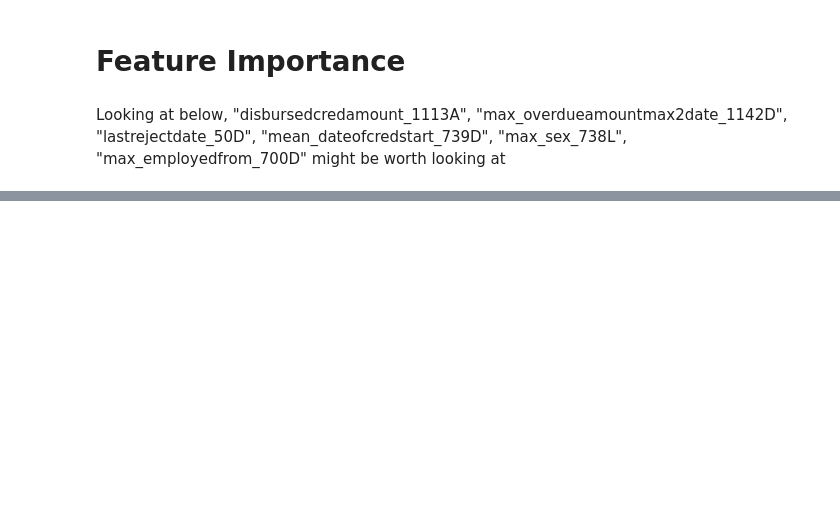
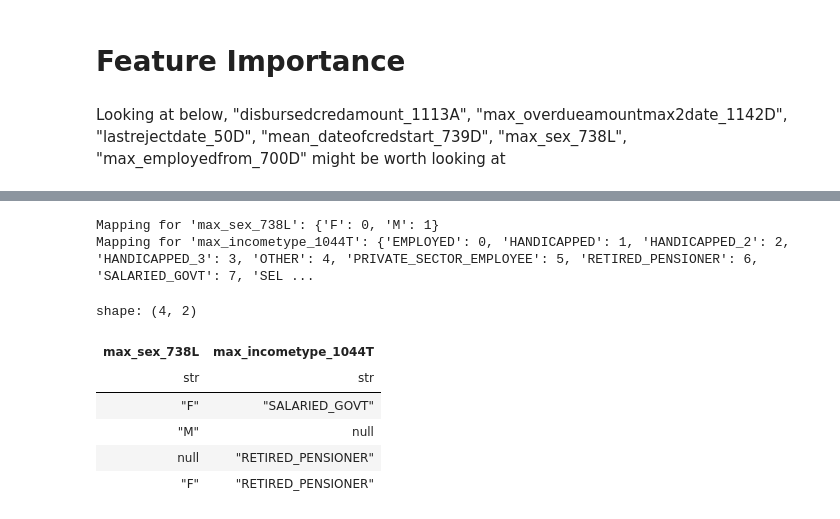
Before and after one commit to idsts2670/kaggle, a Jupyter notebook: home-credit-risk-model-stability/home-credit-risk-model-stability.ipynb, the cells around one changed output, grey strips where cells are left out. Drawn from its saved outputs; the diff is of its cells as text; code cells hidden in the pictures; blank space fills up the shorter version.

```diff
--- a/home-credit-risk-model-stability/home-credit-risk-model-stability.ipynb
+++ b/home-credit-risk-model-stability/home-credit-risk-model-stability.ipynb
@@ -1290,0 +1371,19 @@ Index(['price_1097A', 'max_sex_738L', 'pmtnum_254L',
+# %%
+# Assuming dfdf, encoders are already obtained from feature_eng_v1
+for column, encoder in encoders.items():
+    # Get the mapping from original labels to encoded labels
+    mapping = {label: idx for idx, label in enumerate(encoder.classes_)}
+    print(f"Mapping for '{column}': {mapping}")
+# %% [output]
+Mapping for 'max_sex_738L': {'F': 0, 'M': 1}
+Mapping for 'max_incometype_1044T': {'EMPLOYED': 0, 'HANDICAPPED': 1, 'HANDICAPPED_2': 2, 'HANDICAPPED_3': 3, 'OTHER': 4, 'PRIVATE_SECTOR_EMPLOYEE': 5, 'RETIRED_PENSIONER': 6, 'SALARIED_GOVT': 7, 'SEL ...
+# %%
+df_test
+# %% [output]
+shape: (4, 2)
+| max_sex_738L | max_incometype_1044T |
+| str | str |
+| "F" | "SALARIED_GOVT" |
+| "M" | null |
+| null | "RETIRED_PENSIONER" |
+| "F" | "RETIRED_PENSIONER" |
```
Also changed, not shown: parts of 54 cells of this notebook.
